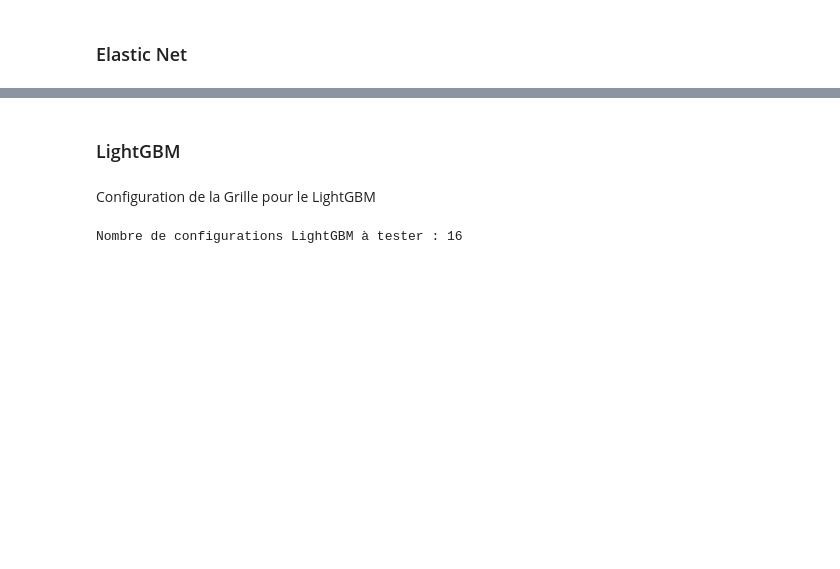
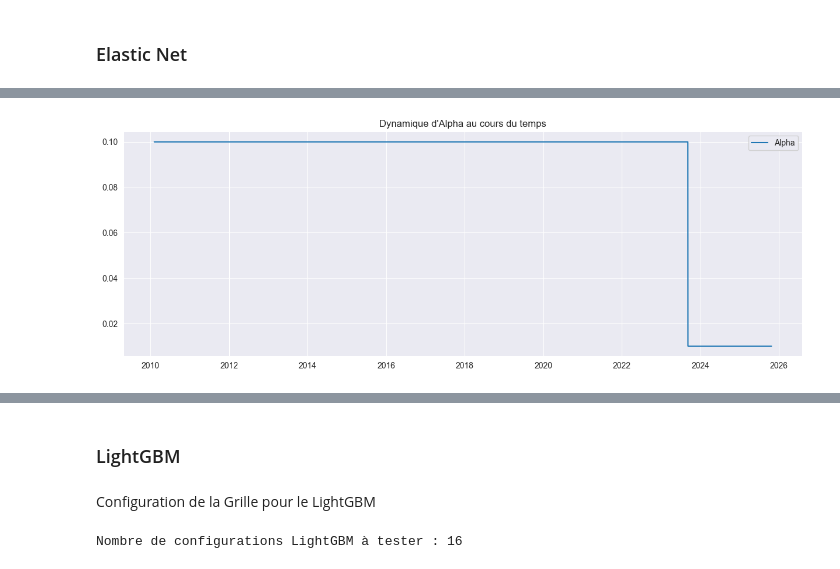
Before and after one commit to AntoninDevalland/Projet_Ml_Momentum, a Jupyter notebook: main_v2.ipynb, the cells around one changed output, grey strips where cells are left out. Drawn from its saved outputs; the diff is of its cells as text; code cells hidden in the pictures; blank space fills up the shorter version.

```diff
--- a/main_v2.ipynb
+++ b/main_v2.ipynb
@@ -1352,0 +1240,8 @@ plt.show()
+# %%
+plt.figure(figsize=(15, 5))
+plt.plot(df_params_en.index, df_params_en["reg__alpha"], label="Alpha")
+plt.title("Dynamique d'Alpha au cours du temps")
+plt.legend()
+plt.show()
+# %% [output]
+[figure, added]
```
Also changed, not shown: parts of 22 cells of this notebook.
